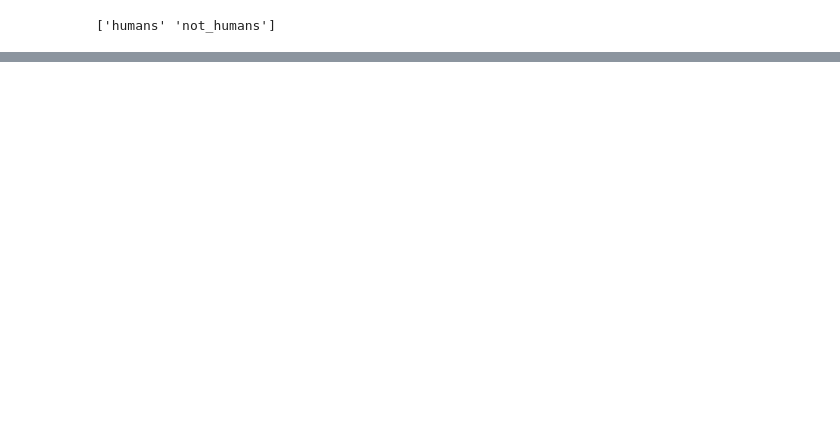
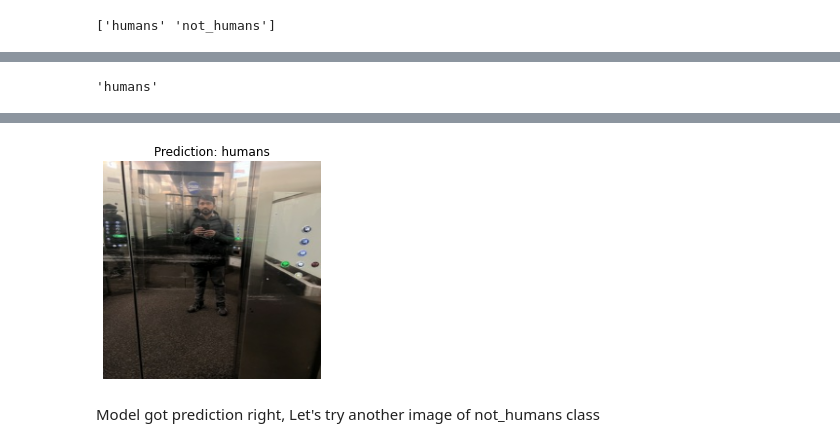
Before and after one commit to charles01george/02_Humans_or_Not, a Jupyter notebook: 02_Humans_or_Not_Humans.ipynb, the cells around one changed output, grey strips where cells are left out. Cells and saved outputs as stored; diff of their text form; code cells hidden in the pictures; blank space fills up the shorter version.

```diff
--- a/02_Humans_or_Not_Humans.ipynb
+++ b/02_Humans_or_Not_Humans.ipynb
@@ -378,0 +424,4 @@ print(class_names)
+# %%
+# Load in and preprocess our custom image
+humans = load_and_prep_image('IMG_3965 Small.jpeg')
+humans
@@ -378,0 +448,5 @@ print(class_names)
+# %%
+# Add an extra axis
+print(f"Shape before new dimension: {humans.shape}")
+humans = tf.expand_dims(humans, axis=0)  # add an extra dimension at axis 0
+print(f"Shape after new dimension: {humans.shape}")
@@ -378,0 +458,4 @@ print(class_names)
+# %%
+# Make a prediction on custom image tensor
+pred = model_1.predict(humans)
+pred
@@ -378,0 +469,29 @@ print(class_names)
+# %%
+# Index the predicted class by rounding the prediction probability
+pred_class = class_names[int(tf.round(pred))]
+pred_class
+# %% [output]
+'humans'
+# %%
+def pred_and_plot(model, filename, class_names):
+  """
+  Imports an image located at filename, make a prediction on it with
+  a trained model and plots the image with the predicted class as the title
+  """
+  # Import the target image and preprocess it
+  img = load_and_prep_image(filename)
+
+  # Make a prediction
+  pred = model.predict(tf.expand_dims(img, axis=0))
+
+  # Get the predicted class
+  pred_class = class_names[int(tf.round(pred))]
+
+  # Plot the image and predicted the class
+  plt.imshow(img)
+  plt.title(f"Prediction: {pred_class}")
+  plt.axis(False);
+# %%
+# Test our model on image
+pred_and_plot(model_1, "IMG_3965 Small.jpeg", class_names)
+# %% [output]
@@ -378,0 +499,3 @@ print(class_names)
+[figure, added]
+# %% [markdown]
+Model got prediction right, Let's try another image of not_humans class
```
Also changed, not shown: parts of 33 cells of this notebook.
